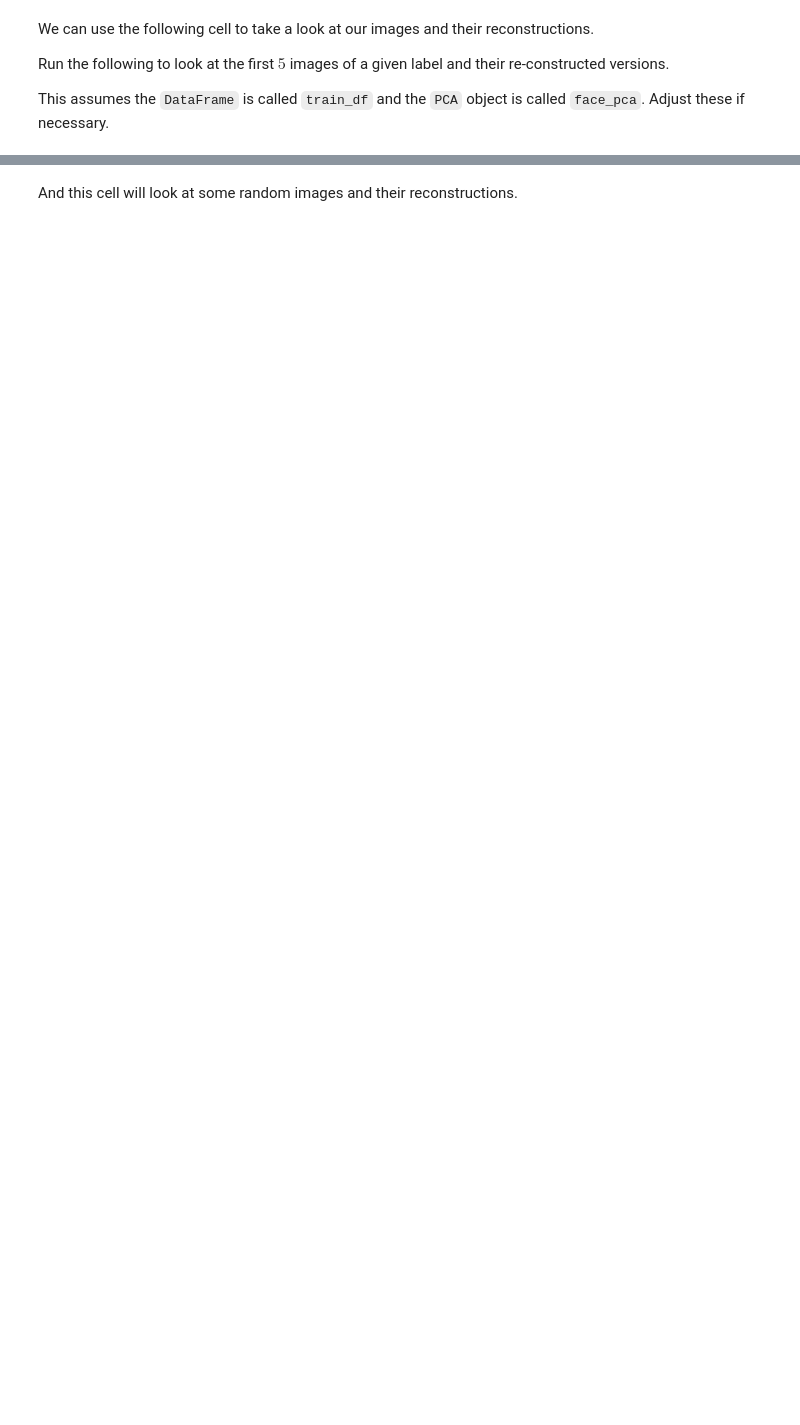
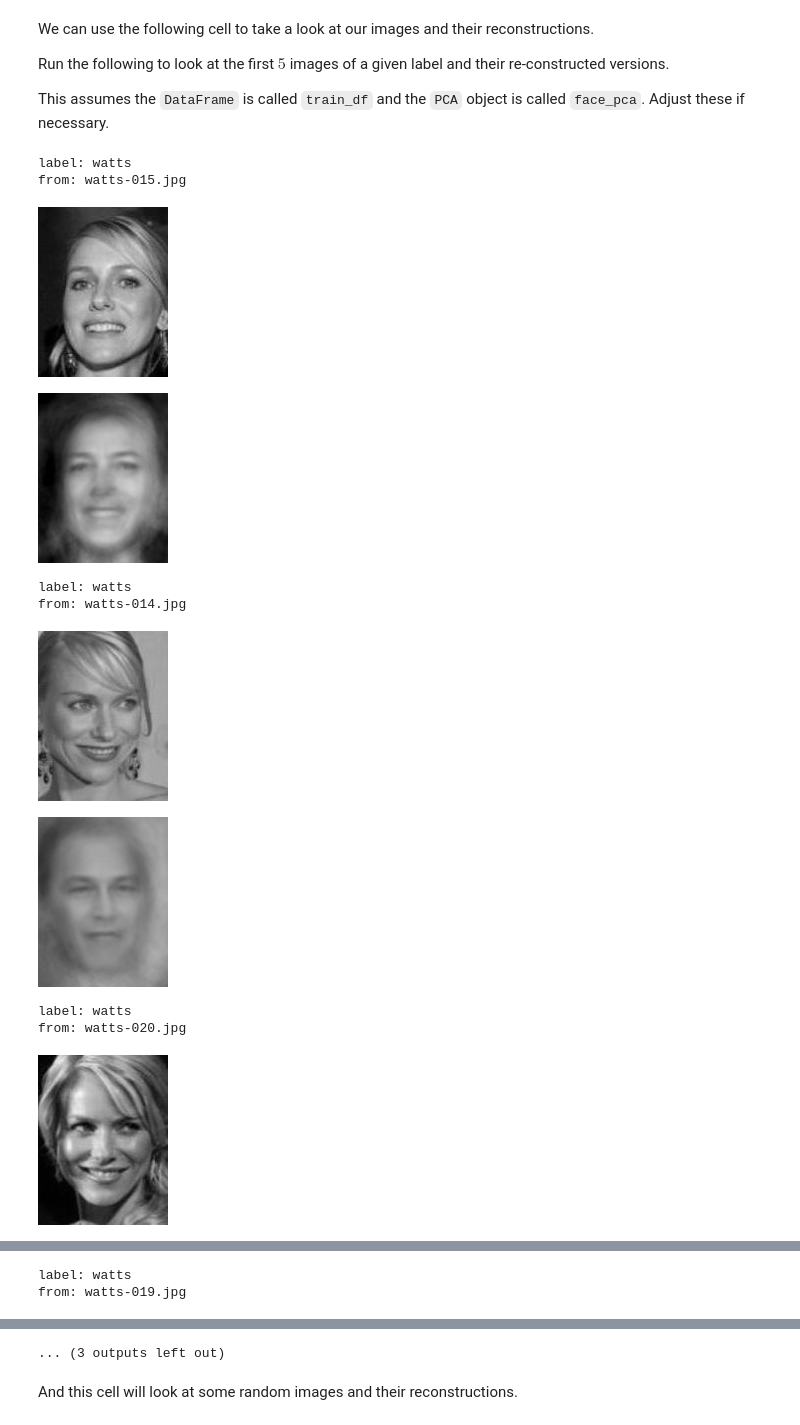
Before and after one commit to NYU-IDM-9103/HW10, a Jupyter notebook: HW10.ipynb, the cells around one changed output, grey strips where cells are left out. Cells and saved outputs as stored; diff of their text form; code cells hidden in the pictures; blank space fills up the shorter version.

```diff
--- a/HW10.ipynb
+++ b/HW10.ipynb
@@ -115,3 +164,15 @@ Once we have the PCs for our training dataset in a `DataFrame` we can add a `lab
 We can also create a `DataFrame` for testing now by using the same `PCA` object to `transform()` the `test["pixels"]` data.
 
 Since we won't train anything with the test dataset, it's ok to just keep the labels in `test["labels"]` as they are.
+# %%
+# transform dict into df
+train_df = pd.DataFrame(train)
+expanded_pixels = train_df["pixels"].apply(pd.Series)
+train_df = pd.concat([train_df.drop(columns=["pixels"]), expanded_pixels], axis=1)
+
+test_df = pd.DataFrame(test)
+expanded_pixels = test_df["pixels"].apply(pd.Series)
+test_df = pd.concat([test_df.drop(columns=["pixels"]), expanded_pixels], axis=1)
+
+display(train_df.head())
+display(test_df.head())
@@ -118,6 +194,17 @@ Since we won't train anything with the test dataset, it's ok to just keep the la
 # %%
 # TODO: reload the dataset, now with our images
+# skipping this step, don't really like taking photos of my face...
+
 # TODO: create PCA, fit and transform train data
+face_pca = PCA(n_components=32)
+pca_train = face_pca.fit_transform(train_df.drop(columns=["labels","files"]))
+
 # TODO: check PCA captured variance
+print(face_pca.explained_variance())
+
 # TODO: prepare DataFrame for training (add label column)
+pca_train["label"] = train_df["labels"]
+
 # TODO: create the test DataFrame by running PCA on the test data
+pca_test = face_pca.transform(test_df.drop(columns=["labels","files"]))
+pca_test["label"] = test_df["labels"]
@@ -130,21 +219,33 @@ This assumes the `DataFrame` is called `train_df` and the `PCA` object is called
 # %%
 # TODO: change this label to your label to see how
 #       your images are being encoded
 awesome_label = "watts"
 awesome_id = LFWUtils.L2I[awesome_label]
 
 # this filters the DataFrame by our label
-awesome_df = train_df[train_df["label"] == awesome_id]
+awesome_df = pca_train[pca_train["label"] == awesome_id]
 
 # reconstruct all images
 pca_pixels = face_pca.inverse_transform(awesome_df)
 
 # associate the original indexes with the reconstructed pca pixels
 idx_pca = zip(awesome_df.index, pca_pixels.values)
 
 # iterate through indexes and pca pixels
 for img_idx, img_pca in list(idx_pca)[:5]:
   print("label:", awesome_label,
         "\nfrom:", train["files"][img_idx])
   display(make_image(train["pixels"][img_idx], width=130))
   display(make_image(img_pca, width=130))
+# %% [output]
+label: watts
+from: watts-015.jpg
+[figure, added]
+[figure, added]
+label: watts
+from: watts-014.jpg
+[figure, added]
+[figure, added]
+label: watts
+from: watts-020.jpg
+[figure, added]
@@ -150,0 +253,2 @@ for img_idx, img_pca in list(idx_pca)[:5]:
+label: watts
+from: watts-019.jpg
@@ -151,3 +257,4 @@ for img_idx, img_pca in list(idx_pca)[:5]:
+... (3 outputs left out)
 # %% [markdown]
 And this cell will look at some random images and their reconstructions.
 # %%
```
Also changed, not shown: parts of 23 cells of this notebook.
